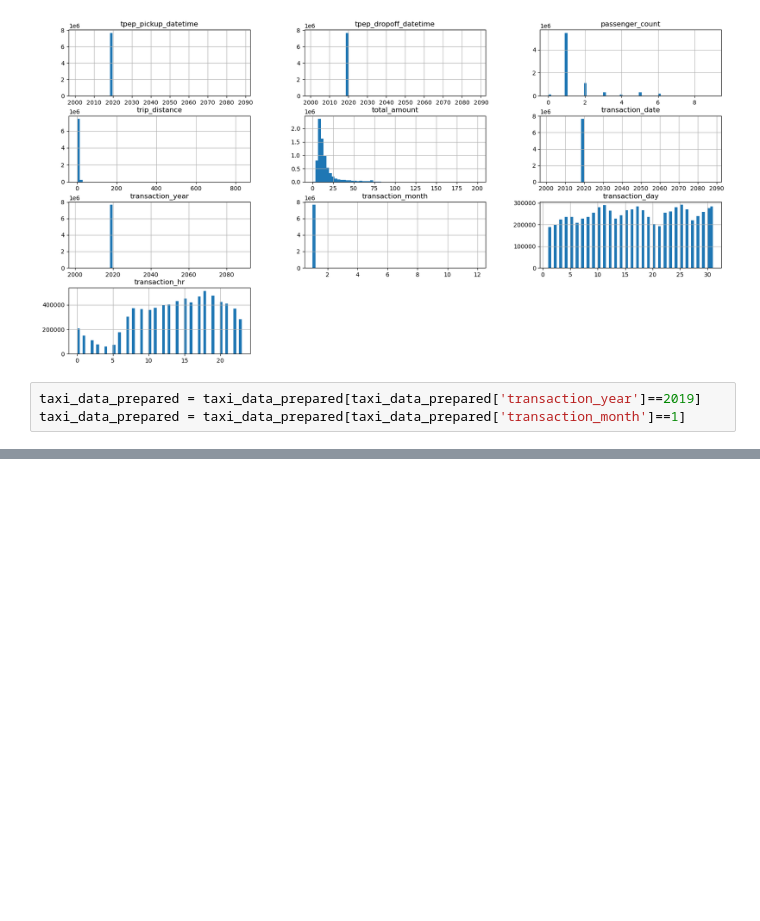
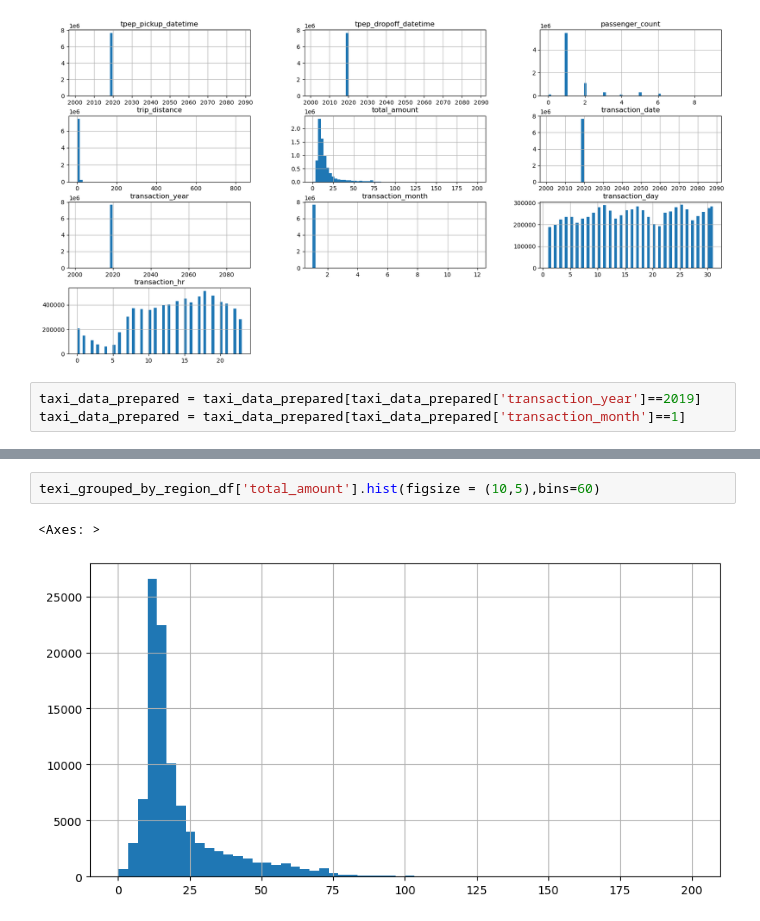
Before and after one commit to Alfej/Taxi-Data-Analysis, a Jupyter notebook: Presentable Notebook.ipynb, the cells around one changed output, grey strips where cells are left out. Cells and saved outputs as stored; diff of their text form; blank space fills up the shorter version.

```diff
--- a/Presentable Notebook.ipynb
+++ b/Presentable Notebook.ipynb
@@ -324,0 +363,5 @@ taxi_data_prepared = taxi_data_prepared[taxi_data_prepared['transaction_month']=
+# %%
+texi_grouped_by_region_df['total_amount'].hist(figsize = (10,5),bins=60)
+# %% [output]
+<Axes: >
+[figure, added]
```
Also changed, not shown: parts of 6 cells of this notebook.
